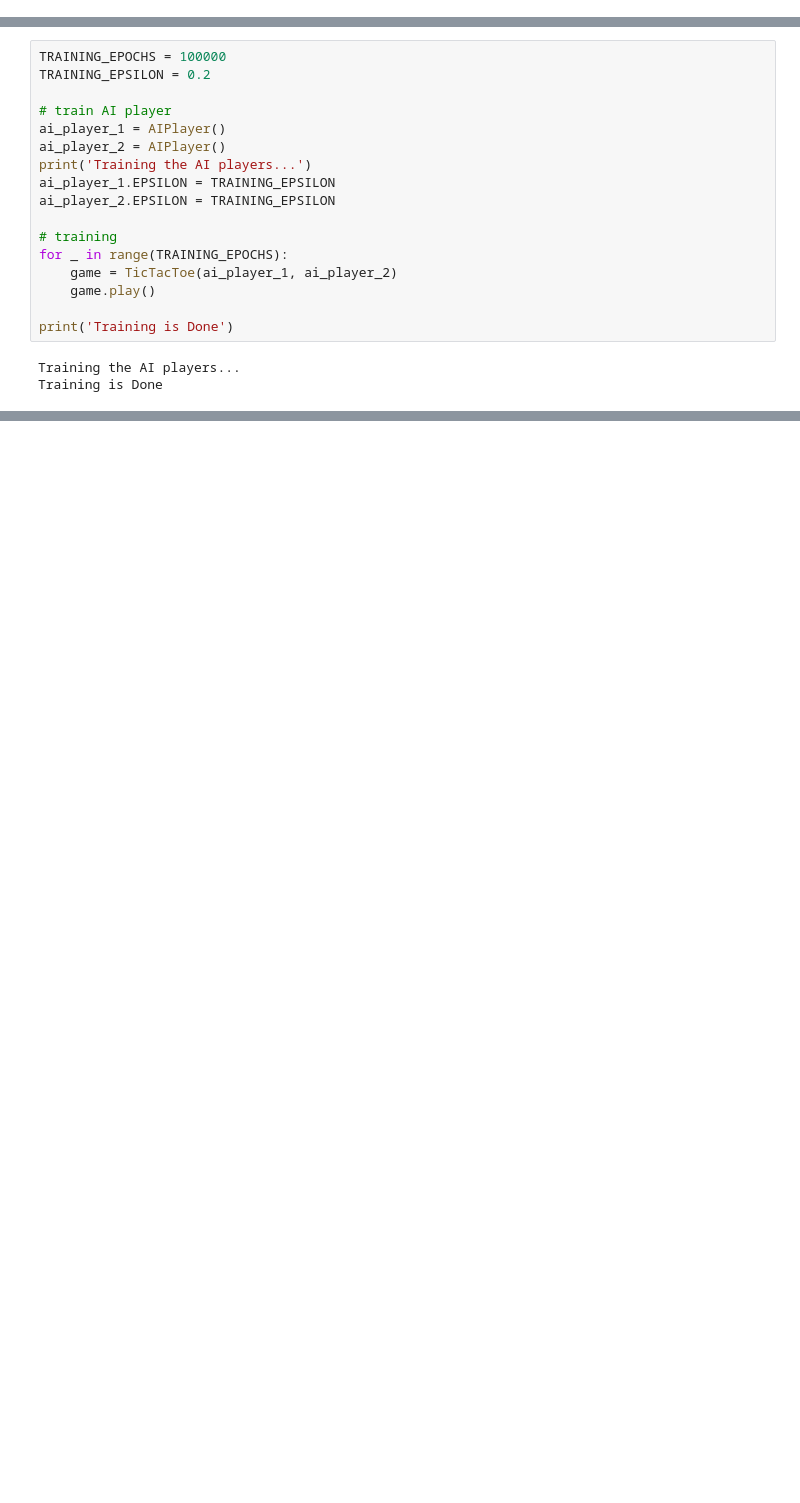
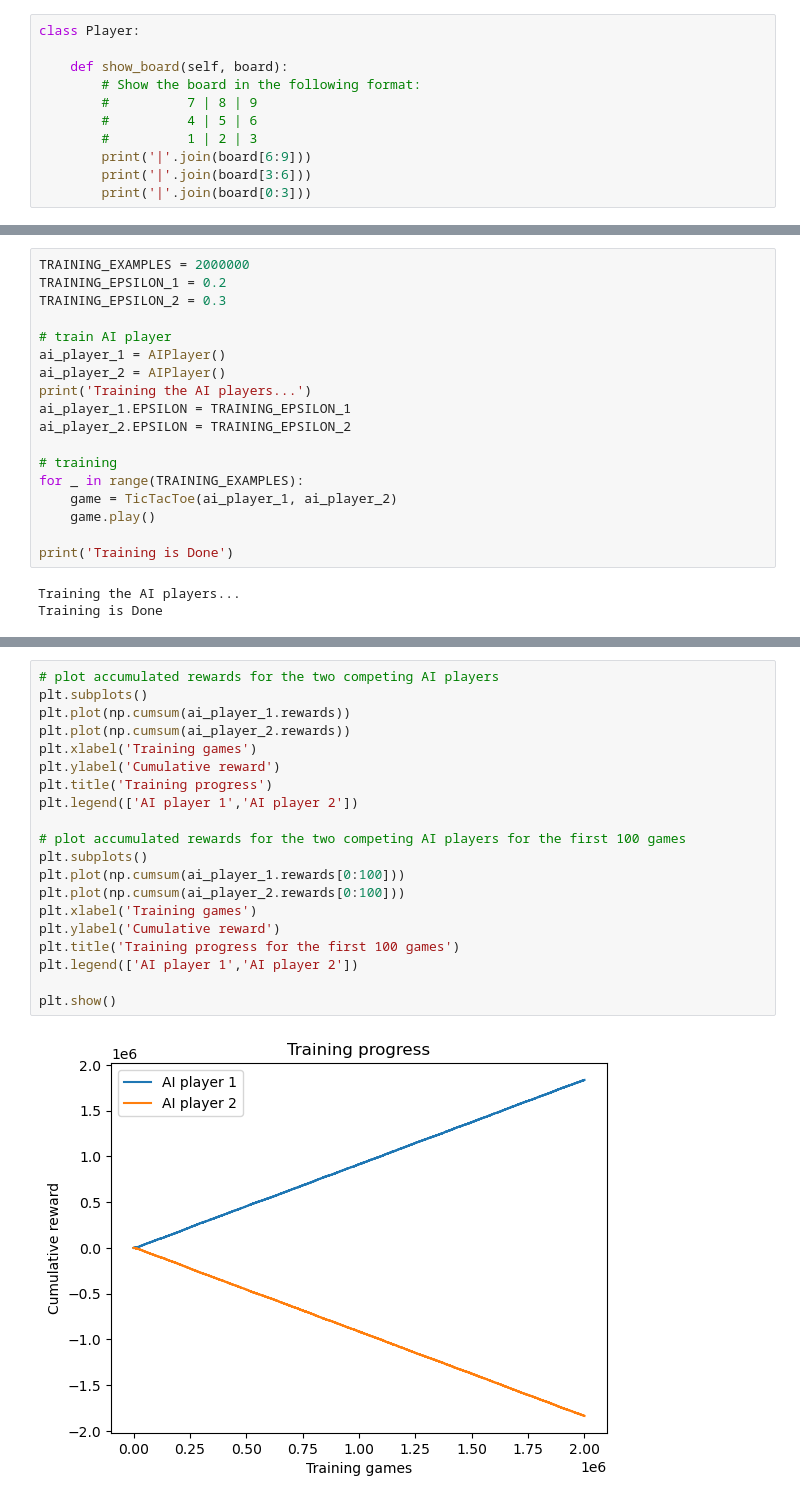
Before and after one commit to lymperop/Reinforcement_Learning_TicTacToe, a Jupyter notebook: TicTacToe.ipynb, the cells around one changed output, grey strips where cells are left out. Saved outputs shown, nothing was run; the diff lists cells and outputs as text; blank space fills up the shorter version.

```diff
--- a/TicTacToe.ipynb
+++ b/TicTacToe.ipynb
@@ -101,0 +15,11 @@ class AIPlayer(Player):
+# %%
+class Player:
+
+    def show_board(self, board):
+        # Show the board in the following format:
+        #          7 | 8 | 9
+        #          4 | 5 | 6
+        #          1 | 2 | 3
+        print('|'.join(board[6:9]))
+        print('|'.join(board[3:6]))
+        print('|'.join(board[0:3]))
@@ -190,16 +216,17 @@ class TicTacToe:
 # %%
-TRAINING_EPOCHS = 100000
-TRAINING_EPSILON = 0.2
+TRAINING_EXAMPLES = 2000000
+TRAINING_EPSILON_1 = 0.2
+TRAINING_EPSILON_2 = 0.3
 
 # train AI player
 ai_player_1 = AIPlayer()
 ai_player_2 = AIPlayer()
 print('Training the AI players...')
-ai_player_1.EPSILON = TRAINING_EPSILON
-ai_player_2.EPSILON = TRAINING_EPSILON
+ai_player_1.EPSILON = TRAINING_EPSILON_1
+ai_player_2.EPSILON = TRAINING_EPSILON_2
 
 # training
-for _ in range(TRAINING_EPOCHS):
+for _ in range(TRAINING_EXAMPLES):
     game = TicTacToe(ai_player_1, ai_player_2)
     game.play()
 
@@ -211,0 +239,22 @@ Training is Done
+# %%
+# plot accumulated rewards for the two competing AI players
+plt.subplots()
+plt.plot(np.cumsum(ai_player_1.rewards))
+plt.plot(np.cumsum(ai_player_2.rewards))
+plt.xlabel('Training games')
+plt.ylabel('Cumulative reward')
+plt.title('Training progress')
+plt.legend(['AI player 1','AI player 2'])
+
+# plot accumulated rewards for the two competing AI players for the first 100 games
+plt.subplots()
+plt.plot(np.cumsum(ai_player_1.rewards[0:100]))
+plt.plot(np.cumsum(ai_player_2.rewards[0:100]))
+plt.xlabel('Training games')
+plt.ylabel('Cumulative reward')
+plt.title('Training progress for the first 100 games')
+plt.legend(['AI player 1','AI player 2'])
+
+plt.show()
+# %% [output]
+[figure, added]
```
Also changed, not shown: parts of 19 cells of this notebook.
